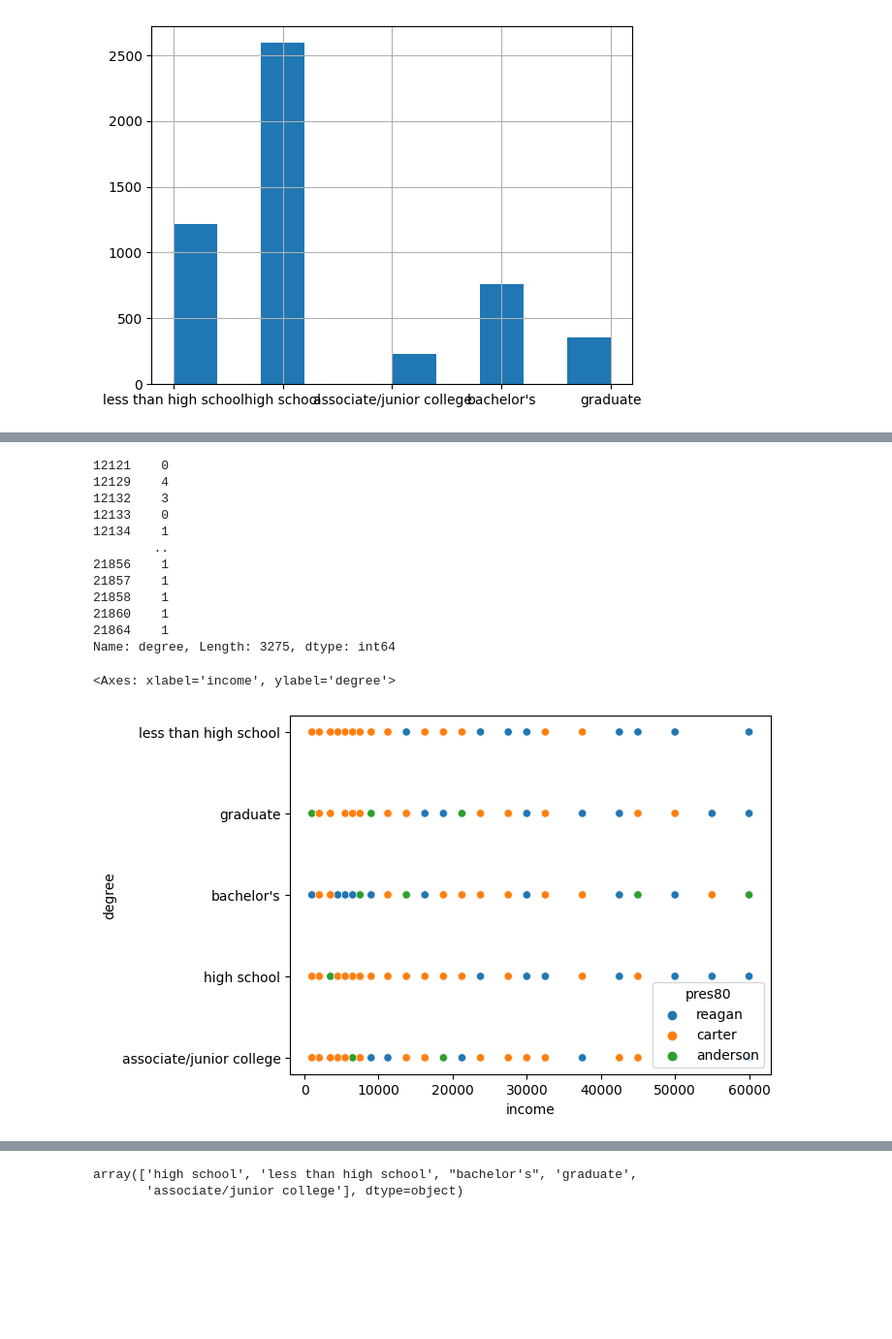
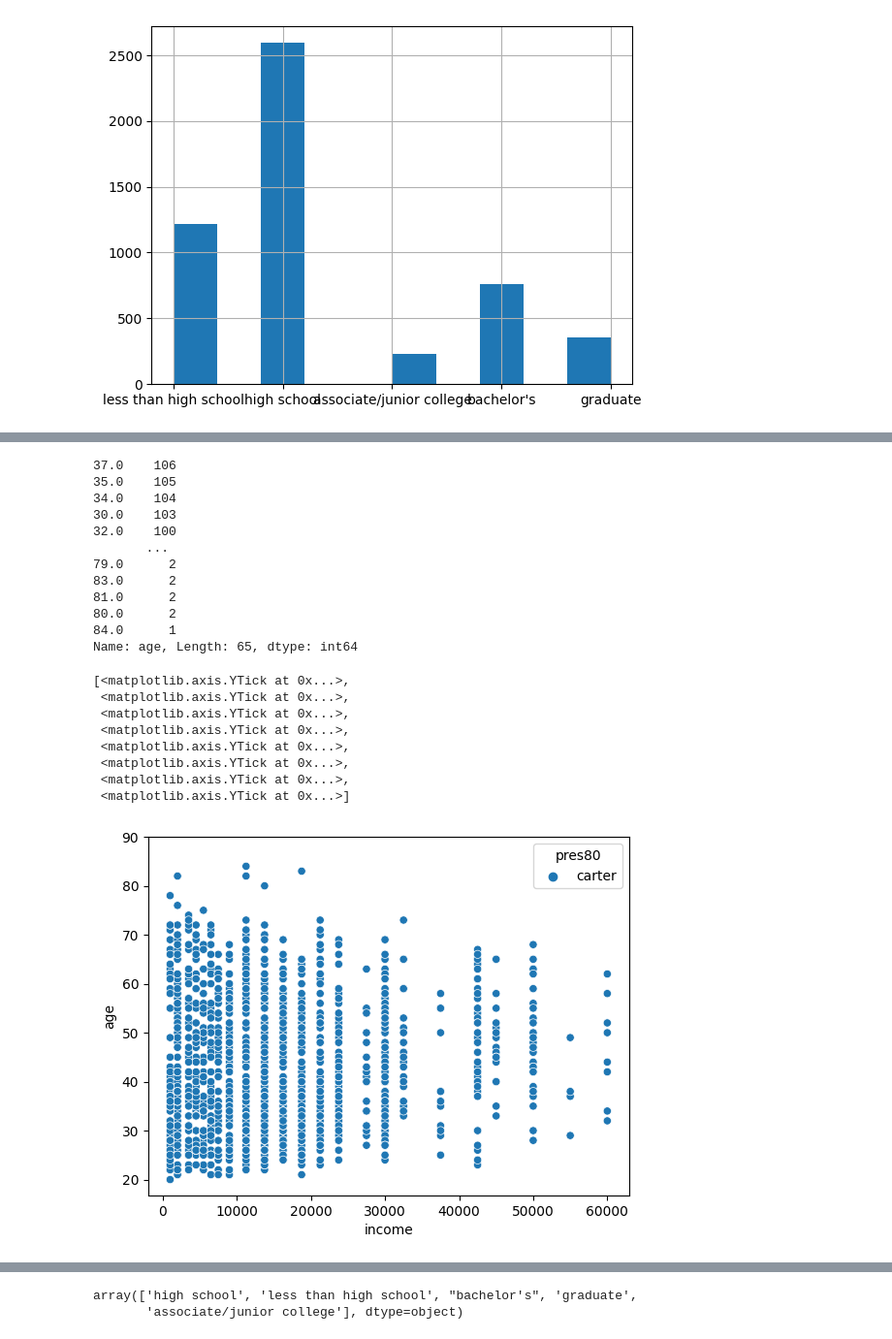
Before and after one commit to DS3001/group9, a Jupyter notebook: midterm_project.ipynb, the cells around one changed output, grey strips where cells are left out. Shown at 97% size. Drawn from its saved outputs; the diff is of its cells as text; code cells hidden in the pictures; blank space fills up the shorter version.

```diff
--- a/midterm_project.ipynb
+++ b/midterm_project.ipynb
@@ -142,27 +153,30 @@ gss_dat['income'].describe()
+# %%
+print(gss_dat['age'].value_counts())
+gss_dat['age'].isnull().sum()
+gss_dat = gss_dat.loc[~gss_dat['age'].isnull(), ] # keep rows where age is NOT null
+gss_dat['age'].isnull().sum()
+
+gss_dat['age'] = pd.to_numeric(gss_dat['age'], errors="coerce")
+# %% [output]
+37.0    106
+35.0    105
+34.0    104
+30.0    103
+32.0    100
+       ...
+79.0      2
+83.0      2
+81.0      2
+80.0      2
+84.0      1
+Name: age, Length: 65, dtype: int64
 # %%
-# X = degree, rincom82, 86; y = pres80
-
-### data preprocessing ###
-
-gss_dat['degree'].replace('less than high school', 0).replace('high school', 1).replace('associate/junior college', 2).replace("bachelor's", 3).replace('graduate', 4)
+gss_dat['degree'] = gss_dat['degree'].replace('less than high school', 0).replace('high school', 1).replace('associate/junior college', 2).replace("bachelor's", 3).replace('graduate', 4)
 # 0 = Less than hs
 # 1 = hs
 # 2 = associate/junior college
 # 3 = bachelors
 # 4 = graduate
-# %% [output]
-12121    0
-12129    4
-12132    3
-12133    0
-12134    1
-        ..
-21856    1
-21857    1
-21858    1
-21860    1
-21864    1
-Name: degree, Length: 3275, dtype: int64
 # %%
 # Function to max-min normalize data so each variables ranges from 0-1
 def maxmin(x):
@@ -171,8 +185,17 @@ def maxmin(x):
 # %%
 X = gss_dat[['income', 'degree']]
 y = gss_dat['pres80']
 
-sns.scatterplot(gss_dat, x='income', y='degree', hue='pres80')
+# Carter scatter
+plot = sns.scatterplot(gss_dat.loc[gss_dat['pres80'] == 'carter'], x='income', y='age', hue='pres80')
+plot.set_yticks([20, 30, 40, 50, 60, 70, 80, 90])
 # %% [output]
-<Axes: xlabel='income', ylabel='degree'>
+[<matplotlib.axis.YTick at 0x...>,
+ <matplotlib.axis.YTick at 0x...>,
+ <matplotlib.axis.YTick at 0x...>,
+ <matplotlib.axis.YTick at 0x...>,
+ <matplotlib.axis.YTick at 0x...>,
+ <matplotlib.axis.YTick at 0x...>,
+ <matplotlib.axis.YTick at 0x...>,
+ <matplotlib.axis.YTick at 0x...>]
-[figure, old version]
+[figure, new version]
```
Also changed, not shown: parts of 8 cells of this notebook.
